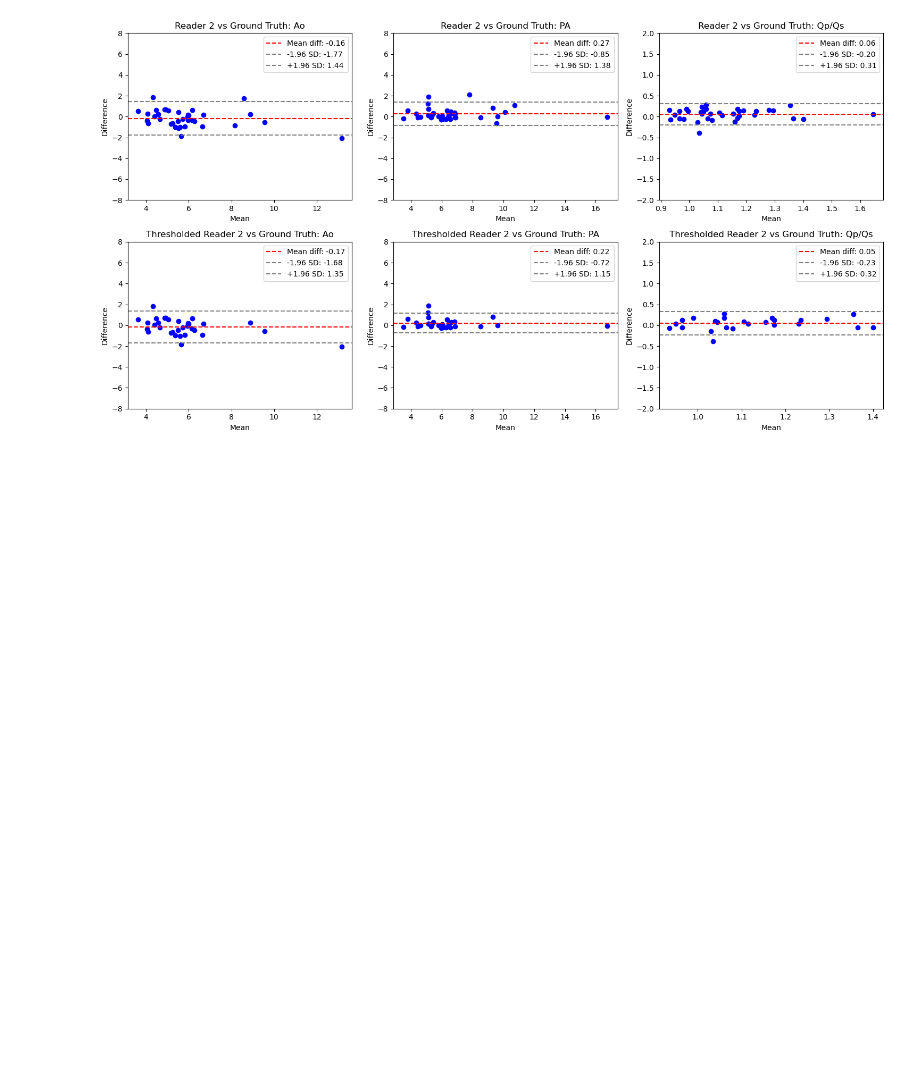
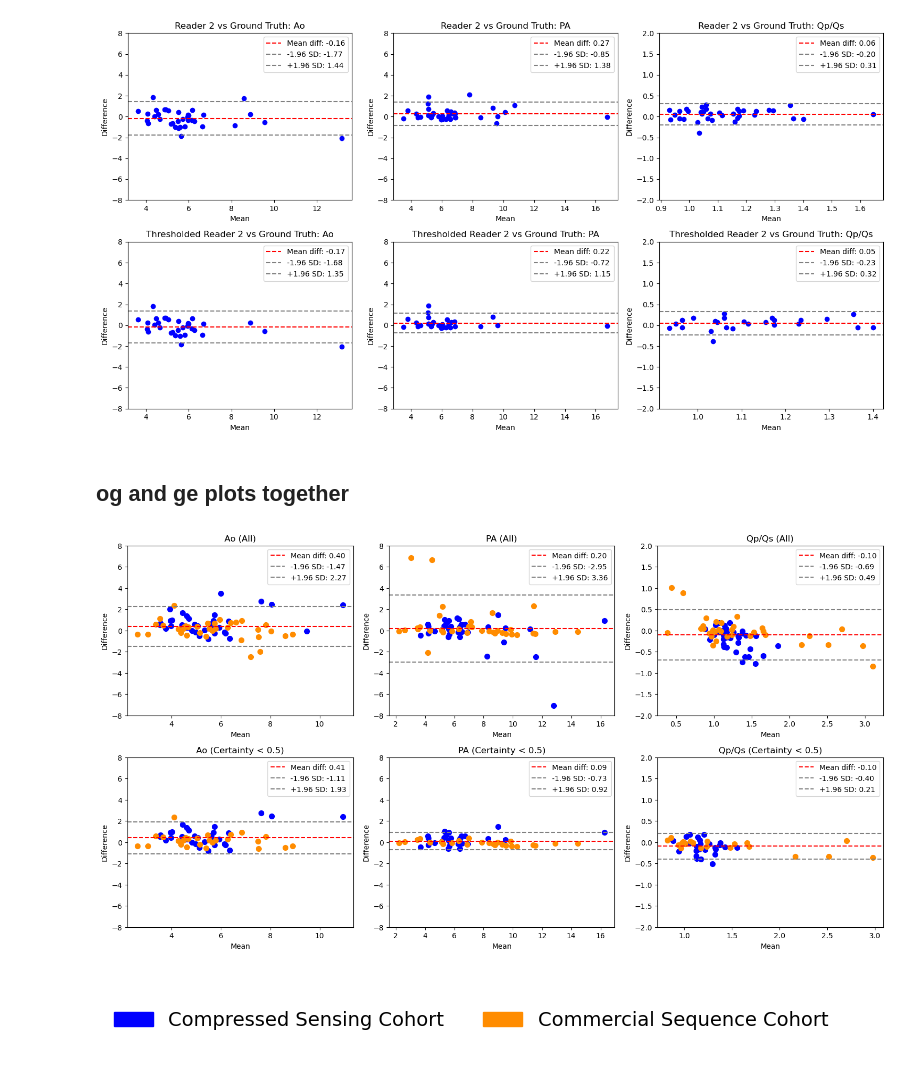
Before and after one commit to AiDALabUCSD/auto-flow_pipeline, a Jupyter notebook: src/notebooks/bland_altman_plots.ipynb, the cells around one changed output. Saved outputs shown, nothing was run; the diff lists cells and outputs as text; code cells hidden in the pictures; blank space fills up the shorter version.

Commit message:
revisions_2: created bland-altman figure that has both cohorts in one 2x3 plot

```diff
--- a/src/notebooks/bland_altman_plots.ipynb
+++ b/src/notebooks/bland_altman_plots.ipynb
@@ -203,3 +205,52 @@ plt.show()
 fig.savefig(SAVE_PATH + f'bland-altman_ge{comp_suffix}.png', dpi=300, bbox_inches='tight')
 # %% [output]
 [figure]
+# %% [markdown]
+## og and ge plots together
+# %%
+comp_suffix = '_auto'
+
+label_ge = 'Commercial Sequence Cohort'
+label_og = 'Compressed Sensing Cohort'
+
+color_ge = 'darkorange'
+color_og = 'blue'
+
+fig, axes = create_bland_altman_2x3_dual_dataset(
+    df_a=df_ge,
+    df_b=df_og,
+    comp_suffix=comp_suffix,
+    threshold=0.5,
+    label_a=label_og,
+    label_b=label_ge,
+    color_a=color_og,
+    color_b=color_ge
+)
+
+plt.show()
+
+
+fig.savefig(SAVE_PATH + f'bland-altman_dual{comp_suffix}.png', dpi=300, bbox_inches='tight')
+# %% [output]
+[figure, added]
+# %%
+import matplotlib.pyplot as plt
+import matplotlib.patches as mpatches
+
+fig, ax = plt.subplots(figsize=(4, 1))
+ax.axis('off')
+
+patch_ge = mpatches.Patch(color=color_ge, label=label_ge)
+patch_og = mpatches.Patch(color=color_og, label=label_og)
+
+legend = ax.legend(
+    handles=[patch_og, patch_ge],
+    loc='center',
+    ncol=2,
+    fontsize=14,
+    frameon=False
+)
+
+fig.savefig(SAVE_PATH + 'bland-altman-dual_legend.png', dpi=300, bbox_inches='tight')
+# %% [output]
+[figure, added]
```
Also changed, not shown: parts of 6 cells of this notebook, 2 other files.
